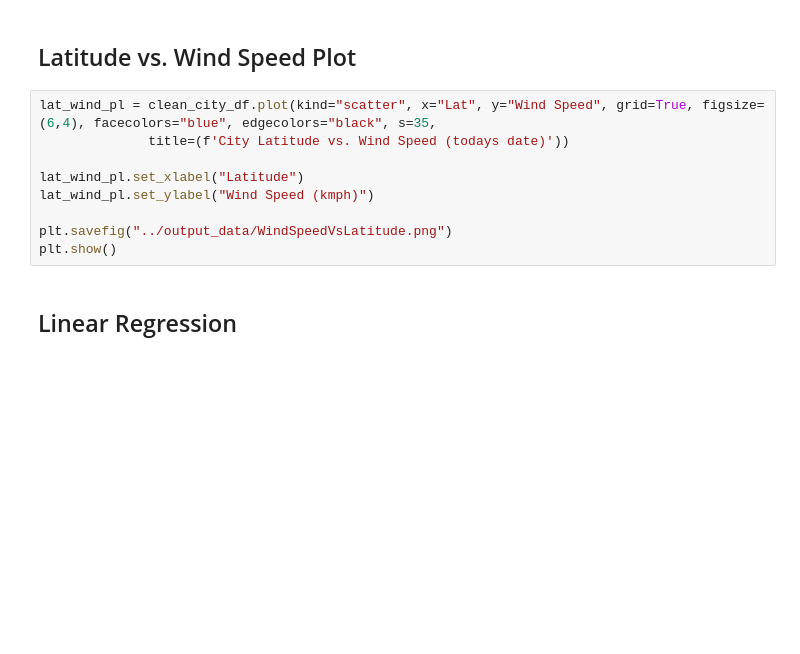
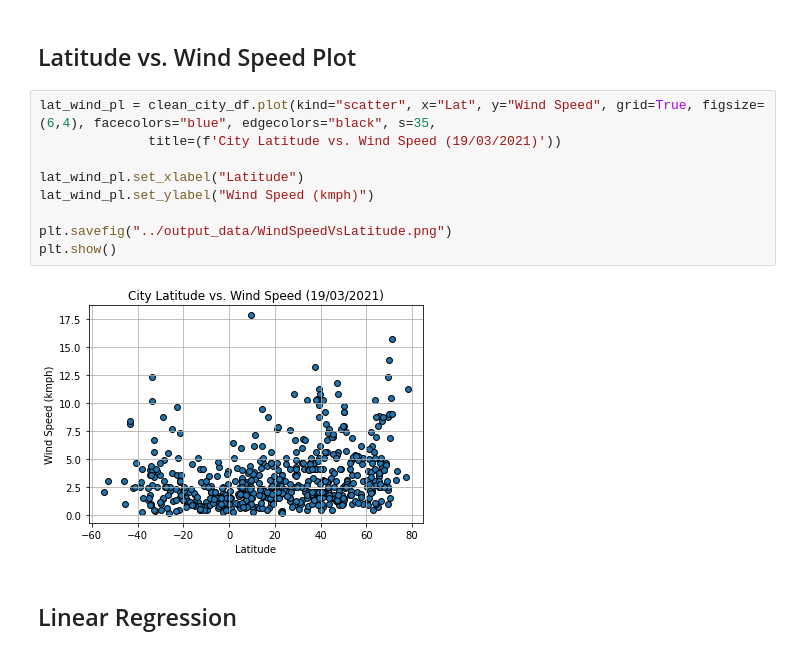
Before and after one commit to mhaszek/python-api-challenge, a Jupyter notebook: WeatherPy/WeatherPy.ipynb, the cells around one changed output. Saved outputs shown, nothing was run; the diff lists cells and outputs as text; blank space fills up the shorter version.

```diff
--- a/WeatherPy/WeatherPy.ipynb
+++ b/WeatherPy/WeatherPy.ipynb
@@ -187,13 +244,15 @@ plt.show()
 ## Latitude vs. Wind Speed Plot
 # %%
 lat_wind_pl = clean_city_df.plot(kind="scatter", x="Lat", y="Wind Speed", grid=True, figsize=(6,4), facecolors="blue", edgecolors="black", s=35,
-              title=(f'City Latitude vs. Wind Speed (todays date)'))
+              title=(f'City Latitude vs. Wind Speed (19/03/2021)'))
 
 lat_wind_pl.set_xlabel("Latitude")
 lat_wind_pl.set_ylabel("Wind Speed (kmph)")
 
 plt.savefig("../output_data/WindSpeedVsLatitude.png")
 plt.show()
+# %% [output]
+[figure, added]
 # %% [markdown]
 ## Linear Regression
 # %%
```
Also changed, not shown: parts of 17 cells of this notebook, 5 other files.
